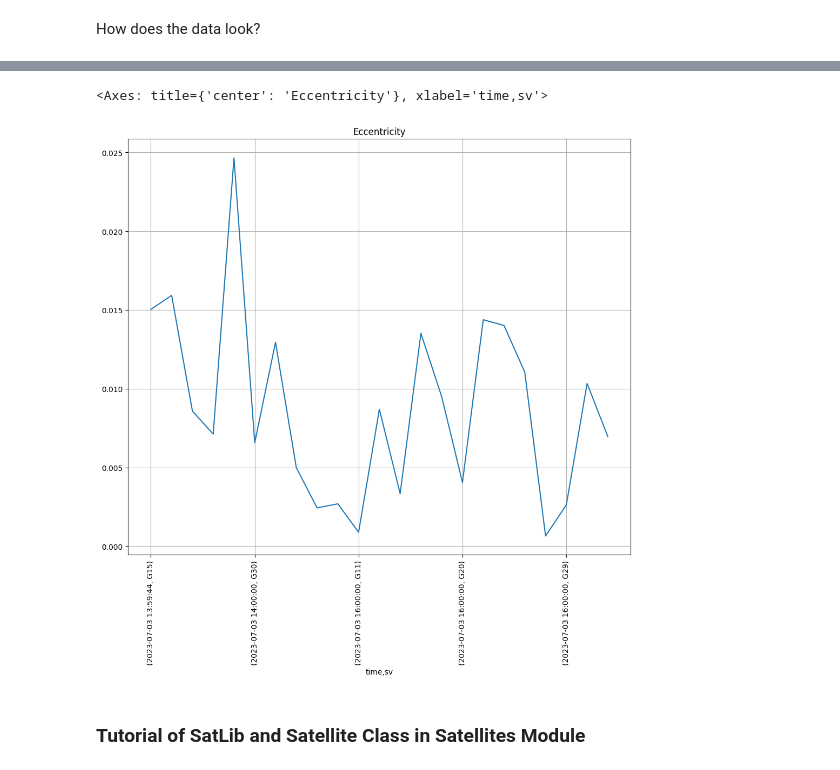
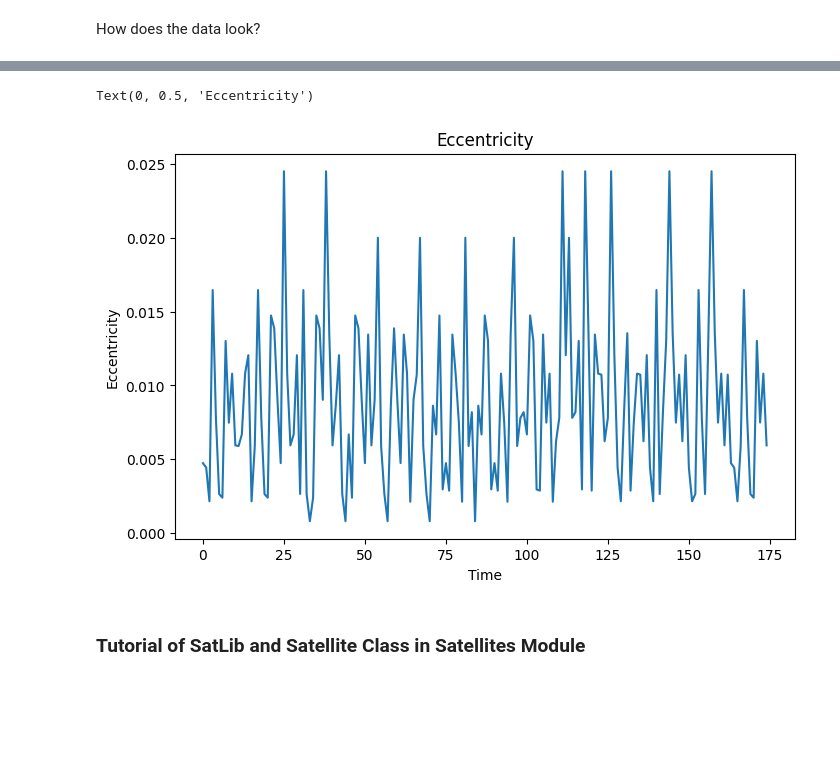
Before and after one commit to NISCHALPI/Navigator, a Jupyter notebook: docs/intro/intro_parsing_and_interpolation.ipynb, the cells around one changed output, grey strips where cells are left out. Saved outputs shown, nothing was run; the diff lists cells and outputs as text; code cells hidden in the pictures; blank space fills up the shorter version.

```diff
--- a/docs/intro/intro_parsing_and_interpolation.ipynb
+++ b/docs/intro/intro_parsing_and_interpolation.ipynb
@@ -35,7 +35,7 @@ parser = Parser(iparser=IParseGPSNav())
 # User can see the return type and arguments of the __call__ method
 
 metadata, data = parser(
-    filepath="../../tests/rinexsamples/YELL00CAN_R_20231841500_01H_MN.rnx"
+    filepath="./data/JPLM00USA_R_20223230000_01D_GN.rnx.gz"
 )  # This is how the functional class is called.
 # This will parse the file and return the metadata and data of the file in Pandas DataFrame format
 # %% [markdown]
@@ -56,15 +56,19 @@ data.head(5)
 # %%
 # This data can be plotted and visualized using matplotlib or any other library
 # For eg, here is a plot of the data
-%matplotlib inline
 import matplotlib.pyplot as plt
+import seaborn as sns
 
-data['Eccentricity'].plot(
-    ax=plt.gca(), title="Eccentricity", rot=90, figsize=(12, 10), grid=True
-)
+fig , ax = plt.subplots(figsize=(8, 5))
+
+sns.lineplot(x=range(len(data)), y=data["Eccentricity"], ax=ax)
+
+ax.set_title("Eccentricity")
+ax.set_xlabel("Time")
+ax.set_ylabel("Eccentricity")
 # %% [output]
-<Axes: title={'center': 'Eccentricity'}, xlabel='time,sv'>
+Text(0, 0.5, 'Eccentricity')
-[figure, old version]
+[figure, new version]
 # %% [markdown]
 ### Tutorial of SatLib and Satellite Class in Satellites Module
 # %%
```
Also changed, not shown: parts of 11 cells of this notebook, 13 other files.
